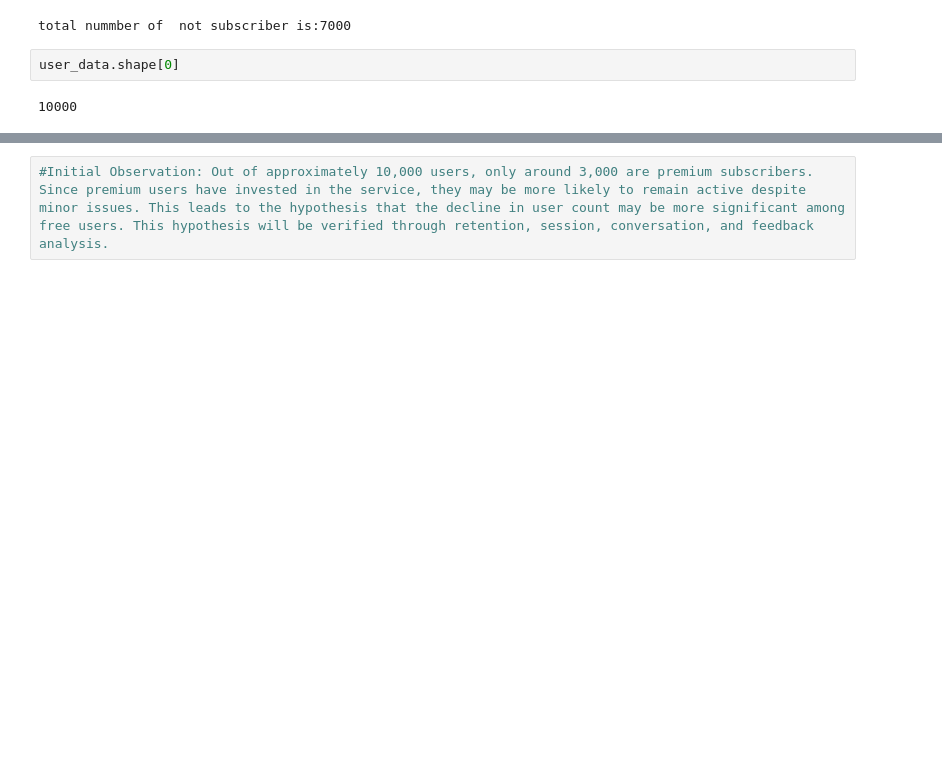
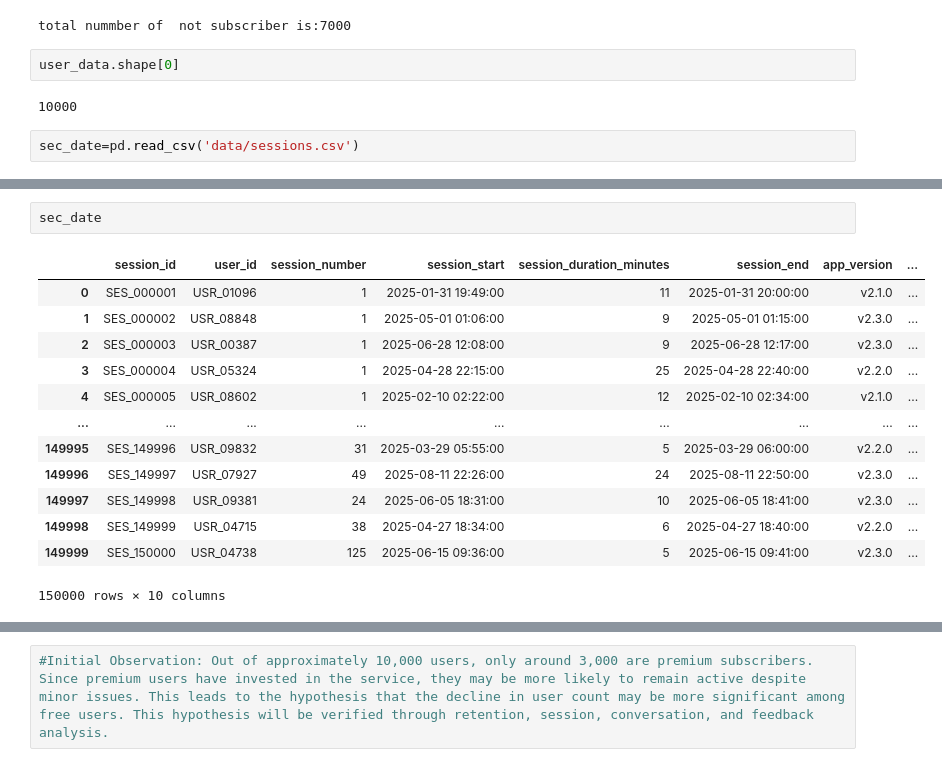
Before and after one commit to vishva0710/ai-chatbot-user-retention-analysis, a Jupyter notebook: AI_Chatbot_User_Retention_Analysis.ipynb, the cells around one changed output, grey strips where cells are left out. Cells and saved outputs as stored; diff of their text form; blank space fills up the shorter version.

Commit message:
sec_date

```diff
--- a/AI_Chatbot_User_Retention_Analysis.ipynb
+++ b/AI_Chatbot_User_Retention_Analysis.ipynb
@@ -423,3 +423,5 @@ total nummber of  not subscriber is:7000
 user_data.shape[0]
 # %% [output]
 10000
+# %%
+sec_date=pd.read_csv('data/sessions.csv')
@@ -425,0 +504,16 @@ user_data.shape[0]
+# %%
+sec_date
+# %% [output]
+|  | session_id | user_id | session_number | session_start | session_duration_minutes | session_end | app_version | ... |
+| 0 | SES_000001 | USR_01096 | 1 | 2025-01-31 19:49:00 | 11 | 2025-01-31 20:00:00 | v2.1.0 | ... |
+| 1 | SES_000002 | USR_08848 | 1 | 2025-05-01 01:06:00 | 9 | 2025-05-01 01:15:00 | v2.3.0 | ... |
+| 2 | SES_000003 | USR_00387 | 1 | 2025-06-28 12:08:00 | 9 | 2025-06-28 12:17:00 | v2.3.0 | ... |
+| 3 | SES_000004 | USR_05324 | 1 | 2025-04-28 22:15:00 | 25 | 2025-04-28 22:40:00 | v2.2.0 | ... |
+| 4 | SES_000005 | USR_08602 | 1 | 2025-02-10 02:22:00 | 12 | 2025-02-10 02:34:00 | v2.1.0 | ... |
+| ... | ... | ... | ... | ... | ... | ... | ... | ... |
+| 149995 | SES_149996 | USR_09832 | 31 | 2025-03-29 05:55:00 | 5 | 2025-03-29 06:00:00 | v2.2.0 | ... |
+| 149996 | SES_149997 | USR_07927 | 49 | 2025-08-11 22:26:00 | 24 | 2025-08-11 22:50:00 | v2.3.0 | ... |
+| 149997 | SES_149998 | USR_09381 | 24 | 2025-06-05 18:31:00 | 10 | 2025-06-05 18:41:00 | v2.3.0 | ... |
+| 149998 | SES_149999 | USR_04715 | 38 | 2025-04-27 18:34:00 | 6 | 2025-04-27 18:40:00 | v2.2.0 | ... |
+| 149999 | SES_150000 | USR_04738 | 125 | 2025-06-15 09:36:00 | 5 | 2025-06-15 09:41:00 | v2.3.0 | ... |
+150000 rows × 10 columns
```
Also changed, not shown: parts of 10 cells of this notebook.
